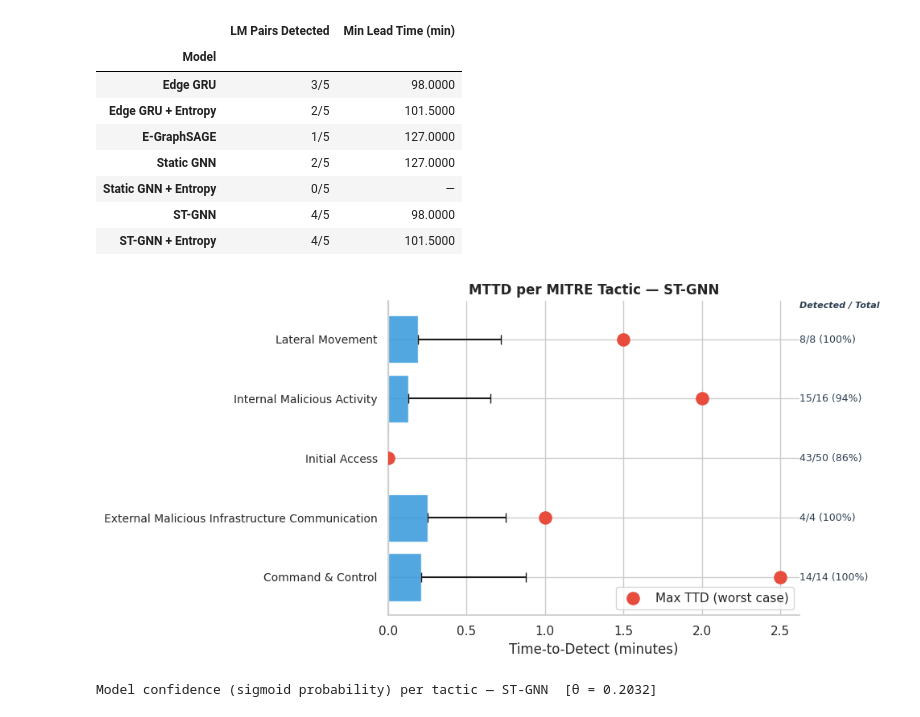
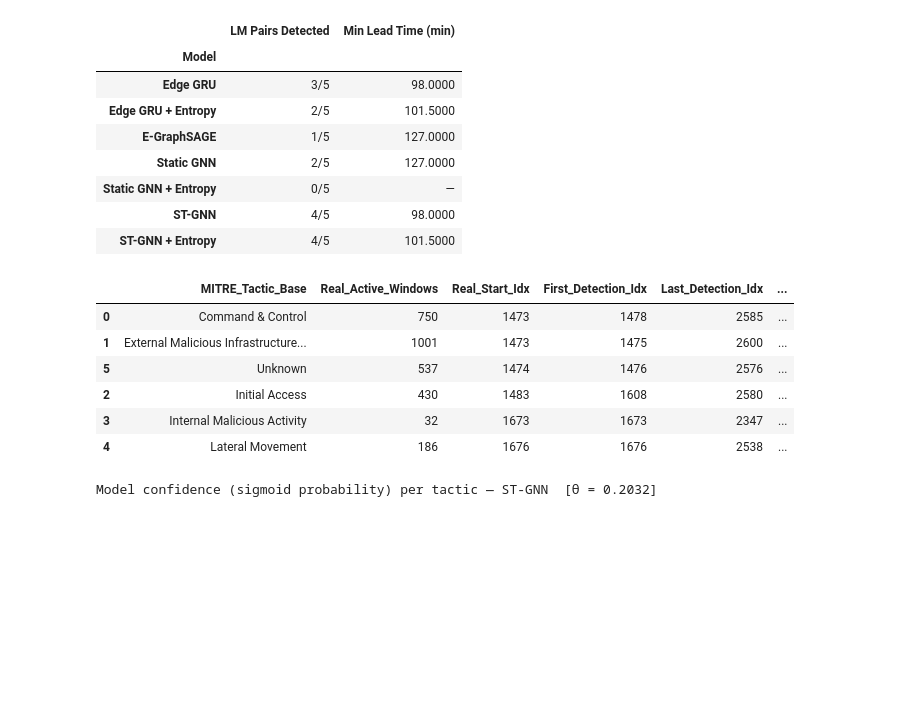
Before and after one commit to tatipar/temporalgnn-nids, a Jupyter notebook: code/python/notebook/mitre_comparison.ipynb, the cells around one changed output. Drawn from its saved outputs; the diff is of its cells as text; code cells hidden in the pictures; blank space fills up the shorter version.

```diff
--- a/code/python/notebook/mitre_comparison.ipynb
+++ b/code/python/notebook/mitre_comparison.ipynb
@@ -1165,46 +1154,16 @@ Lateral Movement Coverage per Model
 | Static GNN + Entropy | 0/5 | — |
 | ST-GNN | 4/5 | 98.0000 |
 | ST-GNN + Entropy | 4/5 | 101.5000 |
-# %%
-# ── MTTD bar chart with Max TTD and Instance Detection Rate ──────────────
-df_plot = df_mttd[df_mttd['MITRE_Tactic_Base'] != 'Unknown'].sort_values('Real_Start_Minute').copy()
-errores = [np.zeros(len(df_plot)), df_plot['Std_TTD_Minutes'].values]
-
-fig, ax = plt.subplots(figsize=(10, 5))
-y_pos = np.arange(len(df_plot))
-bars = ax.barh(y_pos, df_plot['MTTD_Minutes'], xerr=errores, capsize=4,
-                color='#3498db', alpha=0.85)
-ax.scatter(df_plot['Max_TTD_Minutes'], y_pos,
-            color='#e74c3c', s=120, zorder=4, label='Max TTD (worst case)')
-
-_x_label = df_plot['Max_TTD_Minutes'].max() * 1.05
-
-# Column header for the right-side annotations
-ax.text(_x_label, len(df_plot) - 0.5,
-        'Detected / Total',
-        va='bottom', ha='left', fontsize=8, color='#2c3e50',
-        style='italic', fontweight='bold')
-
-for i, (_, row) in enumerate(df_plot.iterrows()):
-    rate = row['Instance_Detection_Rate_%']
-    detected = int(row['Detected_Instances'])
-    total    = int(row['Total_Instances'])
-    ax.text(_x_label, y_pos[i],
-            f"{detected}/{total} ({rate:.0f}%)",
-            va='center', fontsize=9, color='#2c3e50')
-
-ax.set_yticks(y_pos)
-ax.set_yticklabels(df_plot['MITRE_Tactic_Base'], fontsize=10)
-ax.set_xlabel('Time-to-Detect (minutes)')
-ax.set_title('MTTD per MITRE Tactic — ST-GNN', fontsize=12, weight='bold')
-ax.legend(loc='lower right')
-ax.spines['top'].set_visible(False)
-ax.spines['right'].set_visible(False)
-plt.tight_layout()
-plt.savefig(f'{PLOTS_DIR}/mttd_stgnn.png', dpi=300)
-plt.show()
-# %% [output]
-[figure, removed]
+# %%
+ttd_per_model['ST-GNN']
+# %% [output]
+|  | MITRE_Tactic_Base | Real_Active_Windows | Real_Start_Idx | First_Detection_Idx | Last_Detection_Idx | ... |
+| 0 | Command & Control | 750 | 1473 | 1478 | 2585 | ... |
+| 1 | External Malicious Infrastructure... | 1001 | 1473 | 1475 | 2600 | ... |
+| 5 | Unknown | 537 | 1474 | 1476 | 2576 | ... |
+| 2 | Initial Access | 430 | 1483 | 1608 | 2580 | ... |
+| 3 | Internal Malicious Activity | 32 | 1673 | 1673 | 2347 | ... |
+| 4 | Lateral Movement | 186 | 1676 | 1676 | 2538 | ... |
 # %%
 # ── Model confidence per tactic (from analyze_timeline) ──────────────────
 df_timeline_stgnn = ttd_per_model.get('ST-GNN', pd.DataFrame())
```
Also changed, not shown: parts of 5 cells of this notebook.
